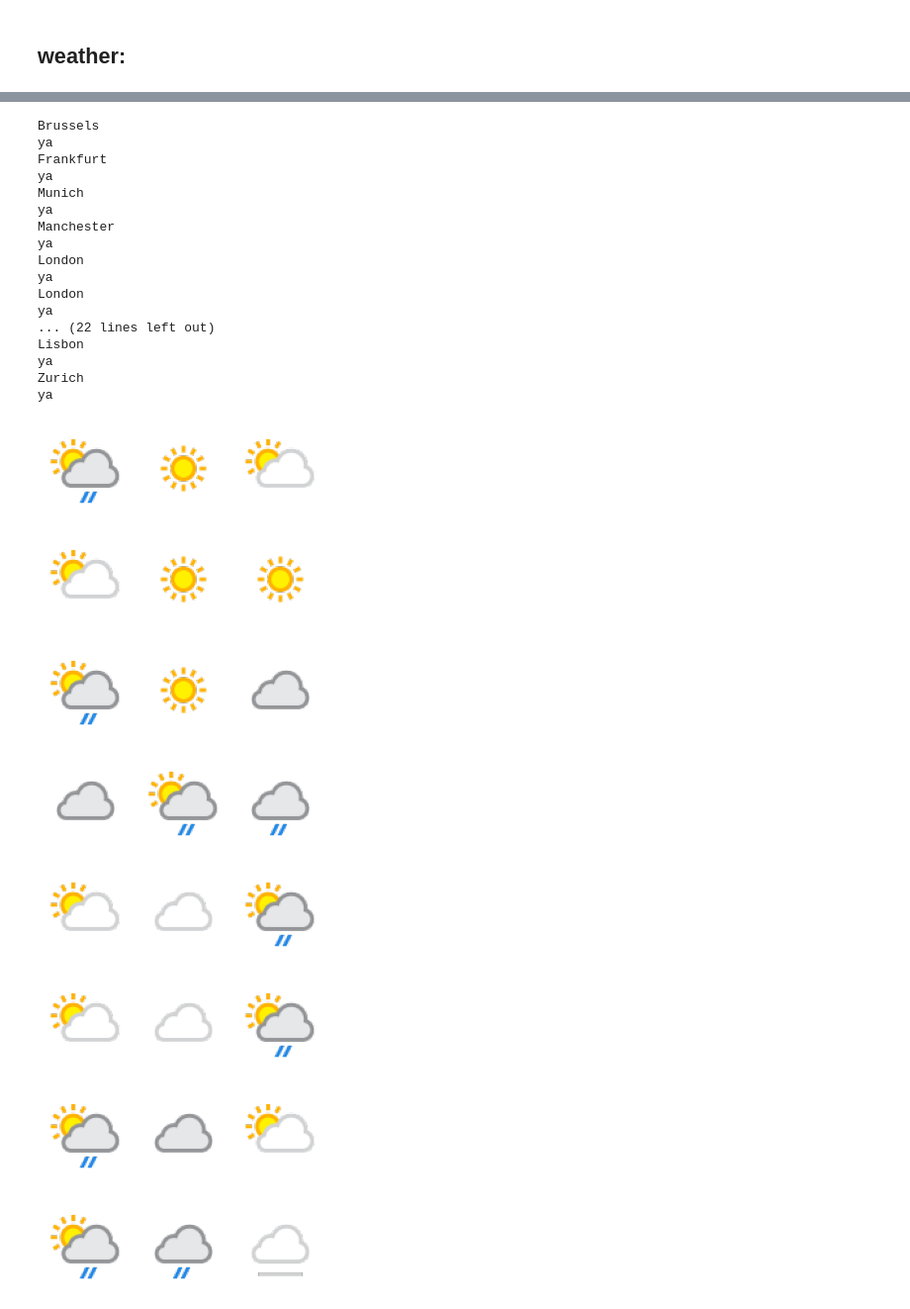
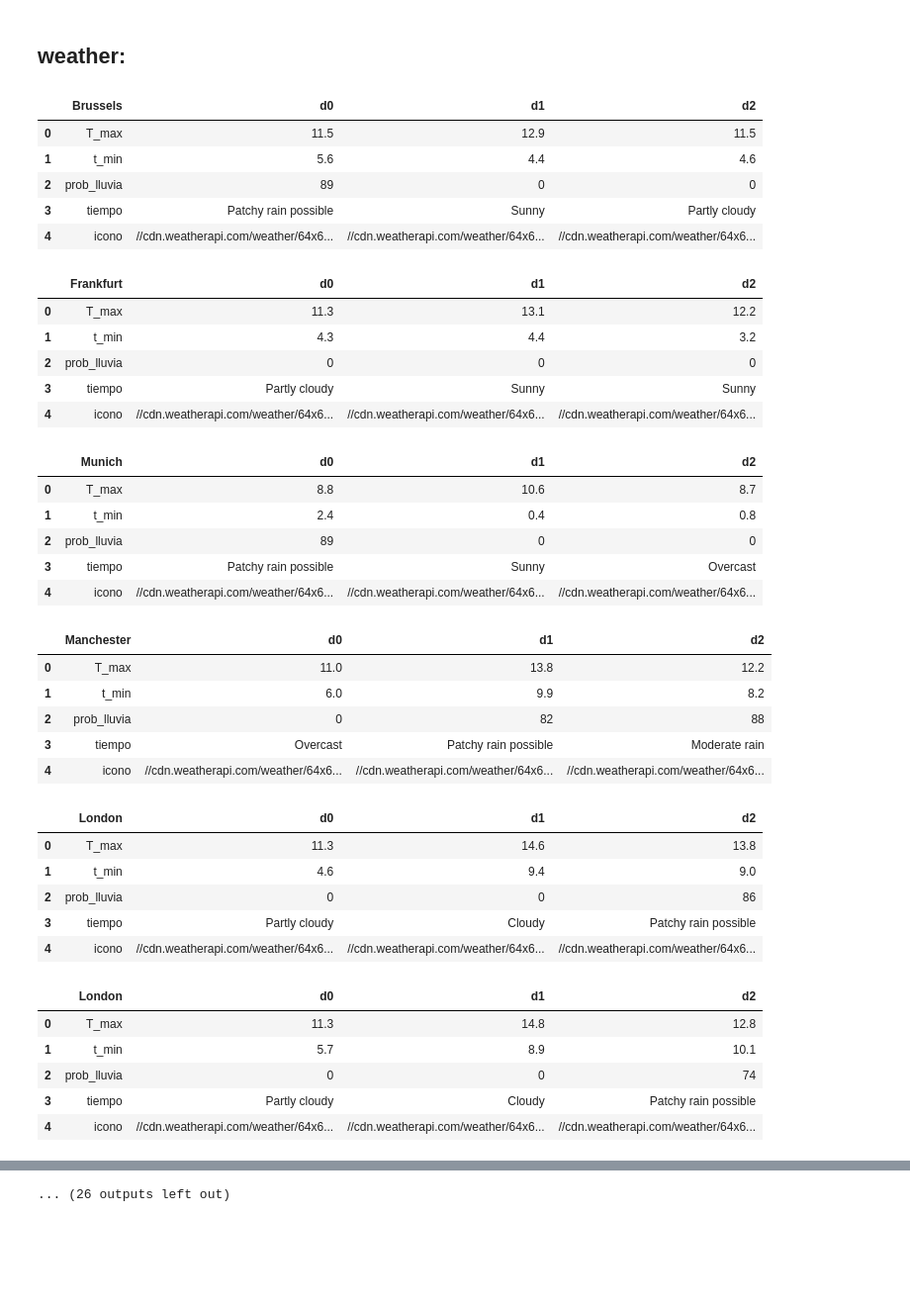
Before and after one commit to aromegar/Pipeline, a Jupyter notebook: visual.ipynb, the cells around one changed output, grey strips where cells are left out. Shown at 99% size. Drawn from its saved outputs; the diff is of its cells as text; code cells hidden in the pictures; blank space fills up the shorter version.

```diff
--- a/visual.ipynb
+++ b/visual.ipynb
@@ -22,8 +21,43 @@ import matplotlib.pyplot as plt
 # %%
 for i in range(df.shape[0]):
     city=df.iloc[i].City
-    print(city)
     data = vf.ordenadito(city,df.iloc[i].day0, df.iloc[i].day1, df.iloc[i].day2)
+    display(data)
     vf.dibu3(data)
-    print("ya")
 # %% [output]
+|  | Brussels | d0 | d1 | d2 |
+| 0 | T_max | 11.5 | 12.9 | 11.5 |
+| 1 | t_min | 5.6 | 4.4 | 4.6 |
+| 2 | prob_lluvia | 89 | 0 | 0 |
+| 3 | tiempo | Patchy rain possible | Sunny | Partly cloudy |
+| 4 | icono | //cdn.weatherapi.com/weather/64x6... | //cdn.weatherapi.com/weather/64x6... | //cdn.weatherapi.com/weather/64x6... |
+|  | Frankfurt | d0 | d1 | d2 |
+| 0 | T_max | 11.3 | 13.1 | 12.2 |
+| 1 | t_min | 4.3 | 4.4 | 3.2 |
+| 2 | prob_lluvia | 0 | 0 | 0 |
+| 3 | tiempo | Partly cloudy | Sunny | Sunny |
+| 4 | icono | //cdn.weatherapi.com/weather/64x6... | //cdn.weatherapi.com/weather/64x6... | //cdn.weatherapi.com/weather/64x6... |
+|  | Munich | d0 | d1 | d2 |
+| 0 | T_max | 8.8 | 10.6 | 8.7 |
+| 1 | t_min | 2.4 | 0.4 | 0.8 |
+| 2 | prob_lluvia | 89 | 0 | 0 |
+| 3 | tiempo | Patchy rain possible | Sunny | Overcast |
+| 4 | icono | //cdn.weatherapi.com/weather/64x6... | //cdn.weatherapi.com/weather/64x6... | //cdn.weatherapi.com/weather/64x6... |
+|  | Manchester | d0 | d1 | d2 |
+| 0 | T_max | 11.0 | 13.8 | 12.2 |
+| 1 | t_min | 6.0 | 9.9 | 8.2 |
+| 2 | prob_lluvia | 0 | 82 | 88 |
+| 3 | tiempo | Overcast | Patchy rain possible | Moderate rain |
+| 4 | icono | //cdn.weatherapi.com/weather/64x6... | //cdn.weatherapi.com/weather/64x6... | //cdn.weatherapi.com/weather/64x6... |
+|  | London | d0 | d1 | d2 |
+| 0 | T_max | 11.3 | 14.6 | 13.8 |
+| 1 | t_min | 4.6 | 9.4 | 9.0 |
+| 2 | prob_lluvia | 0 | 0 | 86 |
+| 3 | tiempo | Partly cloudy | Cloudy | Patchy rain possible |
+| 4 | icono | //cdn.weatherapi.com/weather/64x6... | //cdn.weatherapi.com/weather/64x6... | //cdn.weatherapi.com/weather/64x6... |
+|  | London | d0 | d1 | d2 |
+| 0 | T_max | 11.3 | 14.8 | 12.8 |
+| 1 | t_min | 5.7 | 8.9 | 10.1 |
+| 2 | prob_lluvia | 0 | 0 | 74 |
+| 3 | tiempo | Partly cloudy | Cloudy | Patchy rain possible |
+| 4 | icono | //cdn.weatherapi.com/weather/64x6... | //cdn.weatherapi.com/weather/64x6... | //cdn.weatherapi.com/weather/64x6... |
@@ -30,25 +100 @@ for i in range(df.shape[0]):
-Brussels
-ya
-Frankfurt
-ya
-Munich
-ya
-Manchester
-ya
-London
-ya
-London
-ya
-... (22 lines left out)
-Lisbon
-ya
-Zurich
-ya
+... (26 outputs left out)
-[figure, removed]
-[figure, removed]
-[figure, removed]
-[figure, removed]
-[figure, removed]
-[figure, removed]
-[figure, removed]
-[figure, removed]
```
Also changed, not shown: parts of 3 cells of this notebook, 2 other files.
